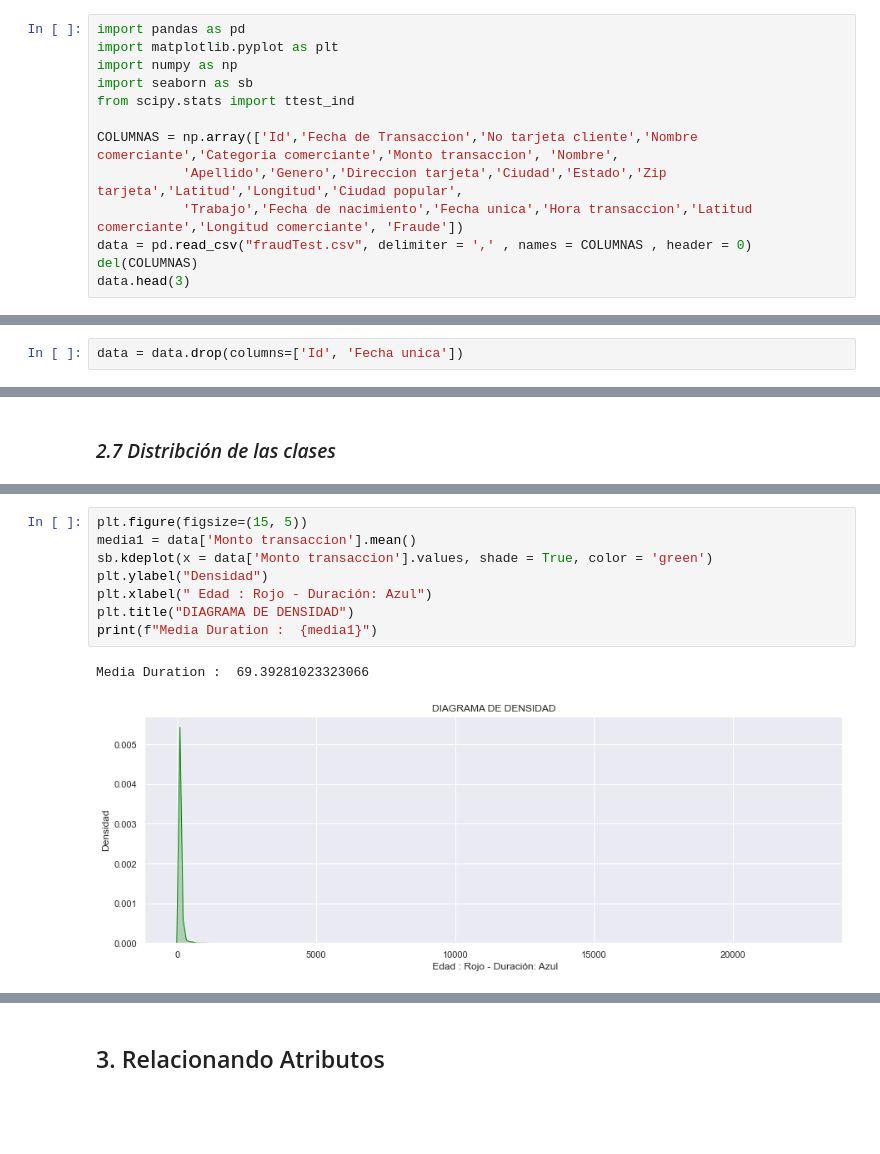
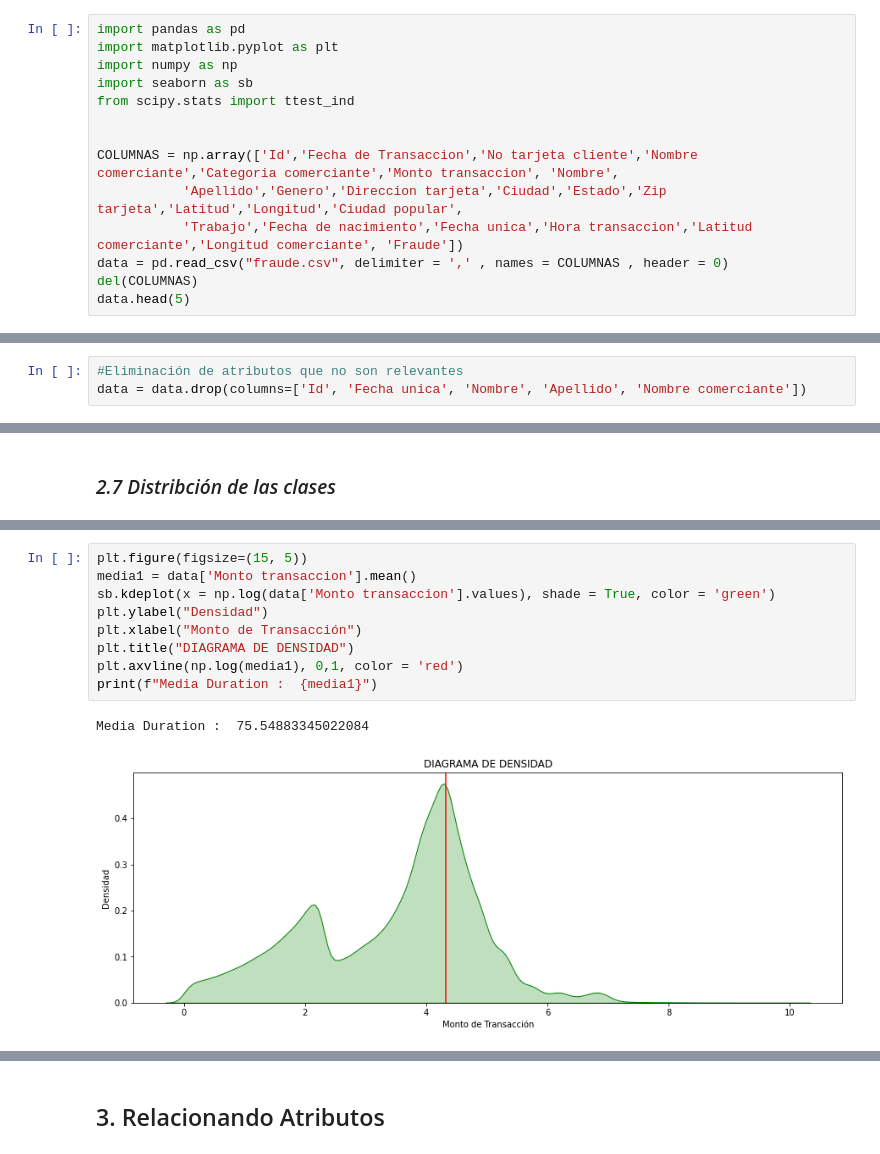
Before and after one commit to Bmez1/Proyecto_CD, a Jupyter notebook: Fraude.ipynb, the cells around one changed output, grey strips where cells are left out. Cells and saved outputs as stored; diff of their text form; blank space fills up the shorter version.

```diff
--- a/Fraude.ipynb
+++ b/Fraude.ipynb
@@ -11,12 +11,13 @@ import numpy as np
 import seaborn as sb
 from scipy.stats import ttest_ind
 
+
 COLUMNAS = np.array(['Id','Fecha de Transaccion','No tarjeta cliente','Nombre comerciante','Categoria comerciante','Monto transaccion', 'Nombre',
            'Apellido','Genero','Direccion tarjeta','Ciudad','Estado','Zip tarjeta','Latitud','Longitud','Ciudad popular',
            'Trabajo','Fecha de nacimiento','Fecha unica','Hora transaccion','Latitud comerciante','Longitud comerciante', 'Fraude'])
-data = pd.read_csv("fraudTest.csv", delimiter = ',' , names = COLUMNAS , header = 0)
+data = pd.read_csv("fraude.csv", delimiter = ',' , names = COLUMNAS , header = 0)
 del(COLUMNAS)
-data.head(3)
+data.head(5)
 # %% [output]
 |  | Id | Fecha de Transaccion | No tarjeta cliente | Nombre comerciante | Categoria comerciante | ... |
 | 0 | 0 | 2020-06-21 12:14:25 | 2291163933867244 | fraud_Kirlin and Sons | personal_care | ... |
@@ -77,3 +80,4 @@ Variables numericas flotantes:  5
 # %%
-data = data.drop(columns=['Id', 'Fecha unica'])
+#Eliminación de atributos que no son relevantes
+data = data.drop(columns=['Id', 'Fecha unica', 'Nombre', 'Apellido', 'Nombre comerciante'])
 # %%
@@ -136,11 +152,12 @@ plt.show()
 # %%
 plt.figure(figsize=(15, 5))
 media1 = data['Monto transaccion'].mean()
-sb.kdeplot(x = data['Monto transaccion'].values, shade = True, color = 'green')
+sb.kdeplot(x = np.log(data['Monto transaccion'].values), shade = True, color = 'green')
 plt.ylabel("Densidad")
-plt.xlabel(" Edad : Rojo - Duración: Azul")
+plt.xlabel("Monto de Transacción")
 plt.title("DIAGRAMA DE DENSIDAD")
+plt.axvline(np.log(media1), 0,1, color = 'red')
 print(f"Media Duration :  {media1}")
 # %% [output]
-Media Duration :  69.39281023323066
+Media Duration :  75.54883345022084
-[figure, old version]
+[figure, new version]
```
Also changed, not shown: parts of 60 cells of this notebook.
